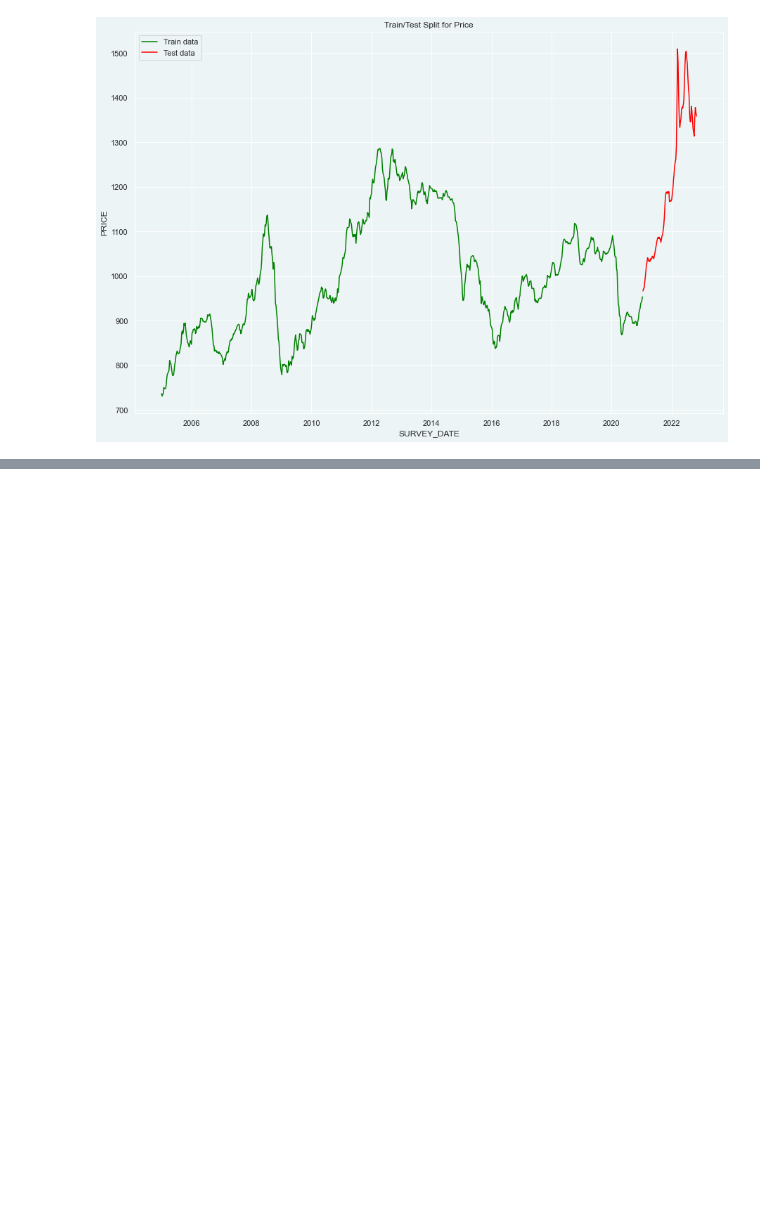
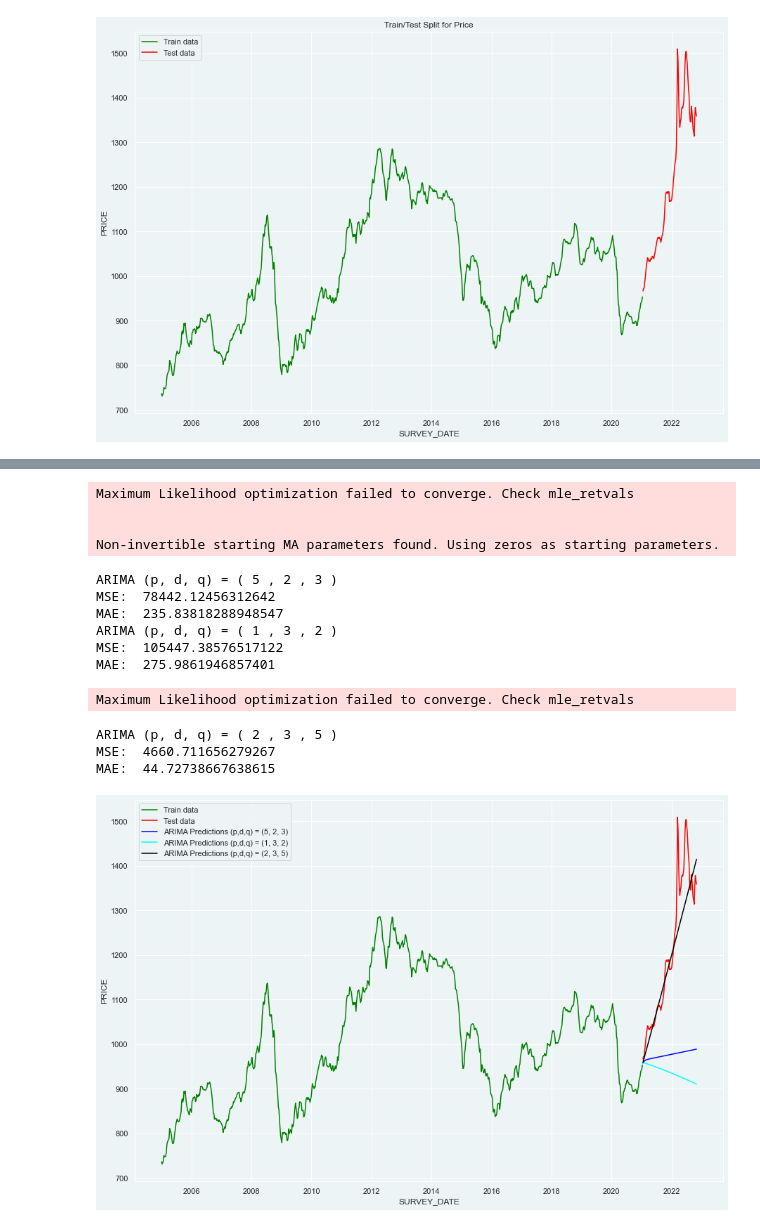
Before and after one commit to khangnl24112002/DataVisualization_Group02_Lab02, a Jupyter notebook: source_codes/main.ipynb, the cells around one changed output, grey strips where cells are left out. Cells and saved outputs as stored; diff of their text form; code cells hidden in the pictures; blank space fills up the shorter version.

```diff
--- a/source_codes/main.ipynb
+++ b/source_codes/main.ipynb
@@ -877,5 +838,0 @@ plt.legend()
-# %%
-mae = mean_absolute_error(test, y_pred_out)
-print("MAE:", mae)
-mse = mean_squared_error(test, y_pred_out)
-print("MSE:", mse)
@@ -886,0 +851,61 @@ Ta thấy giá trị sai lệch khá lớn, nghĩa là mô hình ARMA có khả
+# %%
+y = train['PRICE']
+
+# Hàm ARIMA_Function: truyền vào các tham số (p, d, q), sau đó chạy và trả về kết quả dự đoán
+def ARIMA_Function(p, d, q):
+    ARIMAmodel = ARIMA(y, order = (p,d,q))
+    ARIMAmodel = ARIMAmodel.fit()
+    arima_y_pred = ARIMAmodel.get_forecast(len(test.index))
+    arima_y_pred_df = y_pred.conf_int(alpha = 0.05)
+    arima_y_pred_df["Predictions"] = ARIMAmodel.predict(start = arima_y_pred_df.index[0], end = arima_y_pred_df.index[-1])
+    arima_y_pred_df.index = test.index
+    arima_y_pred_out = arima_y_pred_df["Predictions"]
+    # Tính toán MSE và MAE giữa dữ liệu thực tế và dự đoán
+    mse = mean_squared_error(test, arima_y_pred_out)
+    mae = mean_absolute_error(test, arima_y_pred_out)
+
+    # In ra kết quả
+    print("ARIMA (p, d, q) = (",p,",",d,",",q,")")
+    print("MSE: ", mse)
+    print("MAE: ", mae)
+    return arima_y_pred_out
+
+# Vẽ lại biểu đồ cũ
+plt.figure(figsize=(15,10))
+plt.plot(train, color='green', label='Train data')
+plt.plot(test, color='red', label='Test data')
+plt.xlabel('SURVEY_DATE')
+plt.ylabel('PRICE')
+plt.legend()
+
+# Test 1:
+arima_y_pred_out = ARIMA_Function(5, 2, 3)
+plt.plot(arima_y_pred_out, color='blue', label = 'ARIMA Predictions (p,d,q) = (5, 2, 3)')
+
+# Test 2:
+arima_y_pred_out = ARIMA_Function(1, 3, 2)
+plt.plot(arima_y_pred_out, color='cyan', label = 'ARIMA Predictions (p,d,q) = (1, 3, 2)')
+
+# Test 3:
+arima_y_pred_out = ARIMA_Function(2, 3, 5)
+plt.plot(arima_y_pred_out, color='black', label = 'ARIMA Predictions (p,d,q) = (2, 3, 5)')
+
+plt.legend()
+
+plt.show()
+# %% [output]
+Maximum Likelihood optimization failed to converge. Check mle_retvals
+
+
+Non-invertible starting MA parameters found. Using zeros as starting parameters.
+ARIMA (p, d, q) = ( 5 , 2 , 3 )
+MSE:  78442.12456312642
+MAE:  235.83818288948547
+ARIMA (p, d, q) = ( 1 , 3 , 2 )
+MSE:  105447.38576517122
+MAE:  275.9861946857401
+Maximum Likelihood optimization failed to converge. Check mle_retvals
+ARIMA (p, d, q) = ( 2 , 3 , 5 )
+MSE:  4660.711656279267
+MAE:  44.72738667638615
+[figure, added]
```
Also changed, not shown: parts of 10 cells of this notebook.
